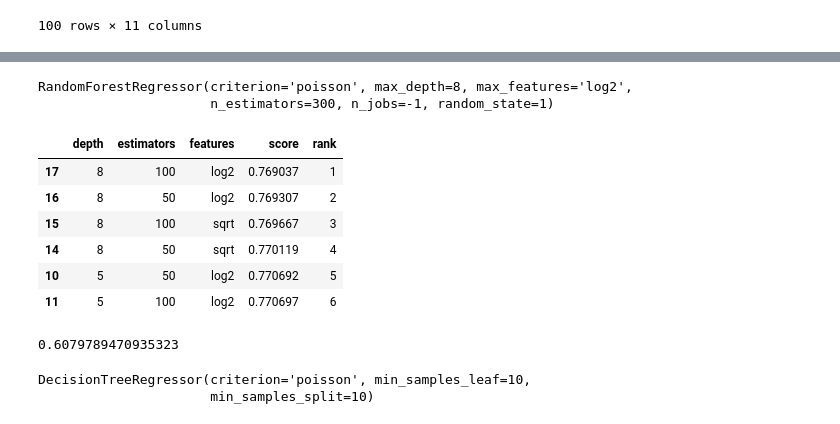
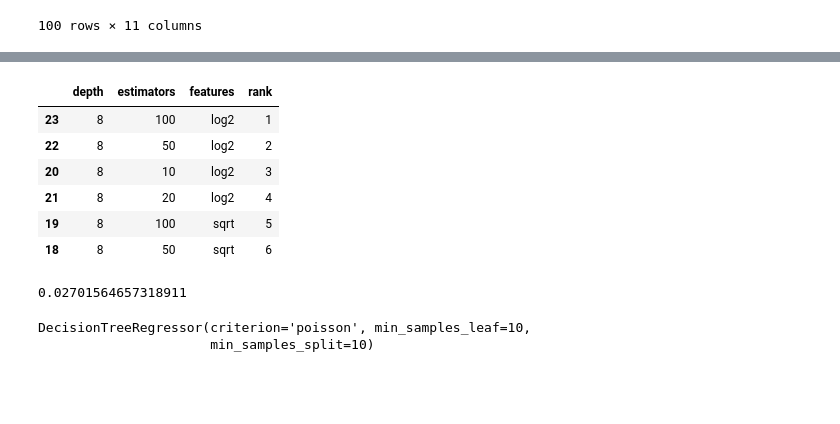
Before and after one commit to HalfmoonSD/Data-Science-for-Non-Life-Insurance-Project, a Jupyter notebook: Regression_Tree.ipynb, the cells around one changed output, grey strips where cells are left out. Drawn from its saved outputs; the diff is of its cells as text; code cells hidden in the pictures; blank space fills up the shorter version.

```diff
--- a/Regression_Tree.ipynb
+++ b/Regression_Tree.ipynb
@@ -98,3 +67,10 @@ X_test = X_test[columns]
+# %%
+# Assuming x and y are defined previously as the feature and target variables
+X_train, X_test, y_train, y_test = train_test_split(x, y, test_size=0.2, random_state=42)
+expo_train = X_train['expo']
+X_train = X_train.drop('expo',axis=1)
+expo_test  = X_test['expo']
+X_test = X_test.drop('expo',axis=1)
 # %%
 expo_train.reset_index(drop=True,inplace=True)
 expo_test.reset_index(drop=True,inplace=True)
@@ -102,0 +93,4 @@ from sklearn.ensemble import RandomForestRegressor
+# %%
+tree_freq = DecisionTreeRegressor(criterion='poisson',max_depth=2)
+# %%
+tree_freq.fit(X_train,y_train,sample_weight=expo_train)
@@ -103,14 +118,14 @@ from sklearn.ensemble import RandomForestRegressor
 # %%
 # define a parameter grid as a dict
 param_grid = {
-'n_estimators' : [50, 100],
-'max_features' : ['auto','sqrt', 'log2'],
+'n_estimators' : [10,20,50,100],
+'max_features' : ['sqrt', 'log2'],
 'max_depth' : [3, 5, 8],
 'ccp_alpha' : [0,0.2,0.4,0.6]
 }
 # initialize the model and CV
-rf_freq = RandomForestRegressor(criterion='poisson',max_depth=10, random_state=0,bootstrap=True,n_jobs=-1)
-rf_freq_cv = GridSearchCV(rf_freq, param_grid, cv=5, scoring='neg_mean_poisson_deviance',n_jobs=-1)
+rf_freq = RandomForestRegressor(criterion='poisson',max_depth=10, random_state=0,bootstrap=True)
+rf_freq_cv = GridSearchCV(rf_freq, param_grid, cv=5, scoring='neg_mean_poisson_deviance')
 # fit the CV
 rf_freq_cv.fit(X_train, y=y_train, sample_weight=expo_train)
 # %% [output]
@@ -150,33 +140,28 @@ rf = RandomForestRegressor(max_features = 'log2',
-# %%
-rf.fit(X_train,y_train)
-# %% [output]
-RandomForestRegressor(criterion='poisson', max_depth=8, max_features='log2',
-                      n_estimators=300, n_jobs=-1, random_state=1)
 # %%
 # collect results
 results_cv = rf_freq_cv.cv_results_
 # store in a dataframe
 results_pd = pd.DataFrame.from_dict(
     {'depth':results_cv['param_max_depth'].data,
      'estimators':results_cv['param_n_estimators'].data,
      'features' : results_cv['param_max_features'].data,
-     'score':-results_cv['mean_test_score'],
      'rank':results_cv['rank_test_score']}).sort_values('rank')
+
 # show the top results
 results_pd.iloc[0:6]
 # %% [output]
-|  | depth | estimators | features | score | rank |
-| 17 | 8 | 100 | log2 | 0.769037 | 1 |
-| 16 | 8 | 50 | log2 | 0.769307 | 2 |
-| 15 | 8 | 100 | sqrt | 0.769667 | 3 |
-| 14 | 8 | 50 | sqrt | 0.770119 | 4 |
-| 10 | 5 | 50 | log2 | 0.770692 | 5 |
-| 11 | 5 | 100 | log2 | 0.770697 | 6 |
+|  | depth | estimators | features | rank |
+| 23 | 8 | 100 | log2 | 1 |
+| 22 | 8 | 50 | log2 | 2 |
+| 20 | 8 | 10 | log2 | 3 |
+| 21 | 8 | 20 | log2 | 4 |
+| 19 | 8 | 100 | sqrt | 5 |
+| 18 | 8 | 50 | sqrt | 6 |
 # %%
-y_pred = rf.predict(X_train)
-mean_poisson_deviance(y_train,y_pred,sample_weight=expo_train)
+y_pred = rf_freq_cv.predict(X_train)
+d2_tweedie_score(y_train,y_pred,sample_weight=expo_train,power=1)
 # %% [output]
-0.6079789470935323
+0.02701564657318911
 # %%
 # initialize a tree of depth 2
 tree_freq = DecisionTreeRegressor(criterion='poisson', min_samples_split=10, min_samples_leaf=10)
```
Also changed, not shown: parts of 18 cells of this notebook, 3 other files.
